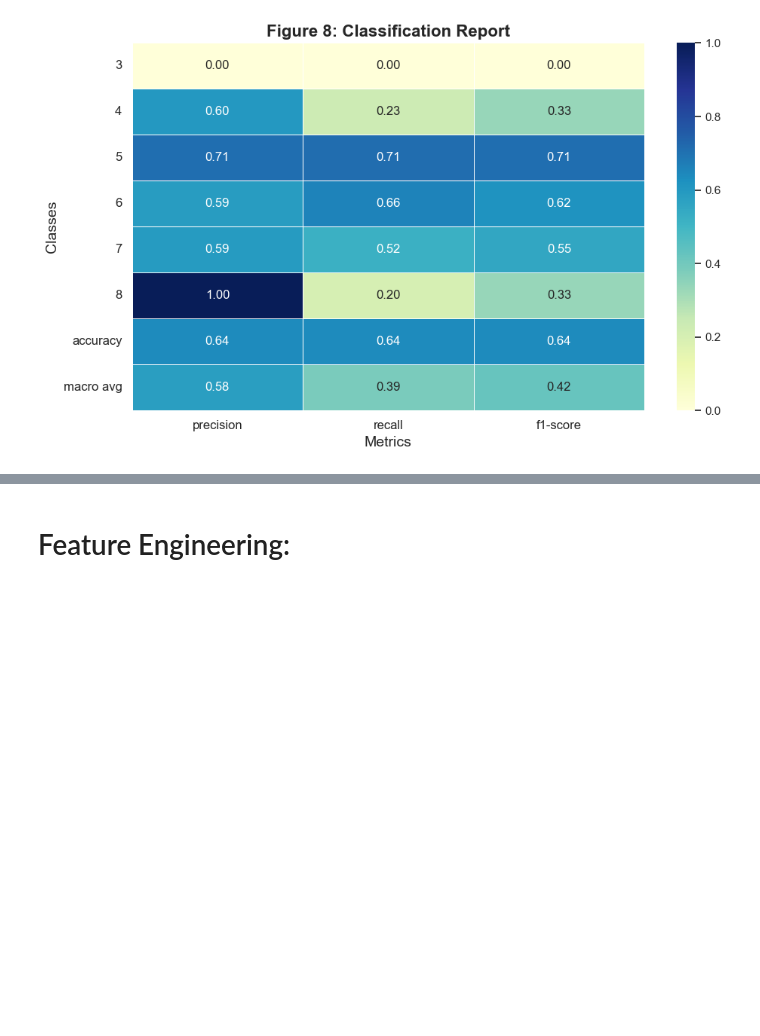
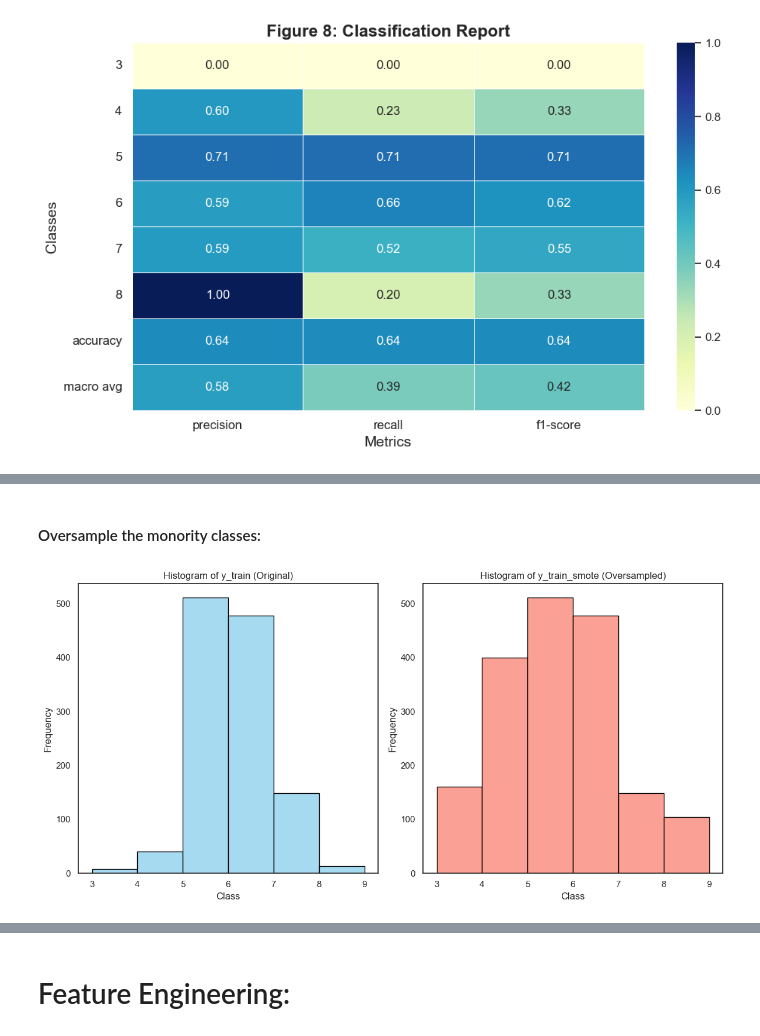
Before and after one commit to airbagdeer/tabular-ds-project, a Jupyter notebook: EX2.ipynb, the cells around one changed output, grey strips where cells are left out. Cells and saved outputs as stored; diff of their text form; code cells hidden in the pictures; blank space fills up the shorter version.

```diff
--- a/EX2.ipynb
+++ b/EX2.ipynb
@@ -169,0 +193,2 @@ we should first balance the data and then do feature engineering
+# %% [markdown]
+#### Oversample the monority classes:
@@ -169,0 +210,22 @@ we should first balance the data and then do feature engineering
+# %%
+# Create histograms with Seaborn
+plt.figure(figsize=(12, 6))
+
+# Plot original y_train histogram
+plt.subplot(1, 2, 1)
+sns.histplot(y_train, bins=np.arange(min(y_train), max(y_train) + 2), kde=False, color='skyblue', edgecolor='black')
+plt.title('Histogram of y_train (Original)')
+plt.xlabel('Class')
+plt.ylabel('Frequency')
+
+# Plot oversampled y_train_smote histogram
+plt.subplot(1, 2, 2)
+sns.histplot(y_train_smote, bins=np.arange(min(y_train_smote), max(y_train_smote) + 2), kde=False, color='salmon', edgecolor='black')
+plt.title('Histogram of y_train_smote (Oversampled)')
+plt.xlabel('Class')
+plt.ylabel('Frequency')
+
+plt.tight_layout()
+plt.show()
+# %% [output]
+[figure, added]
```
Also changed, not shown: parts of 56 cells of this notebook.
